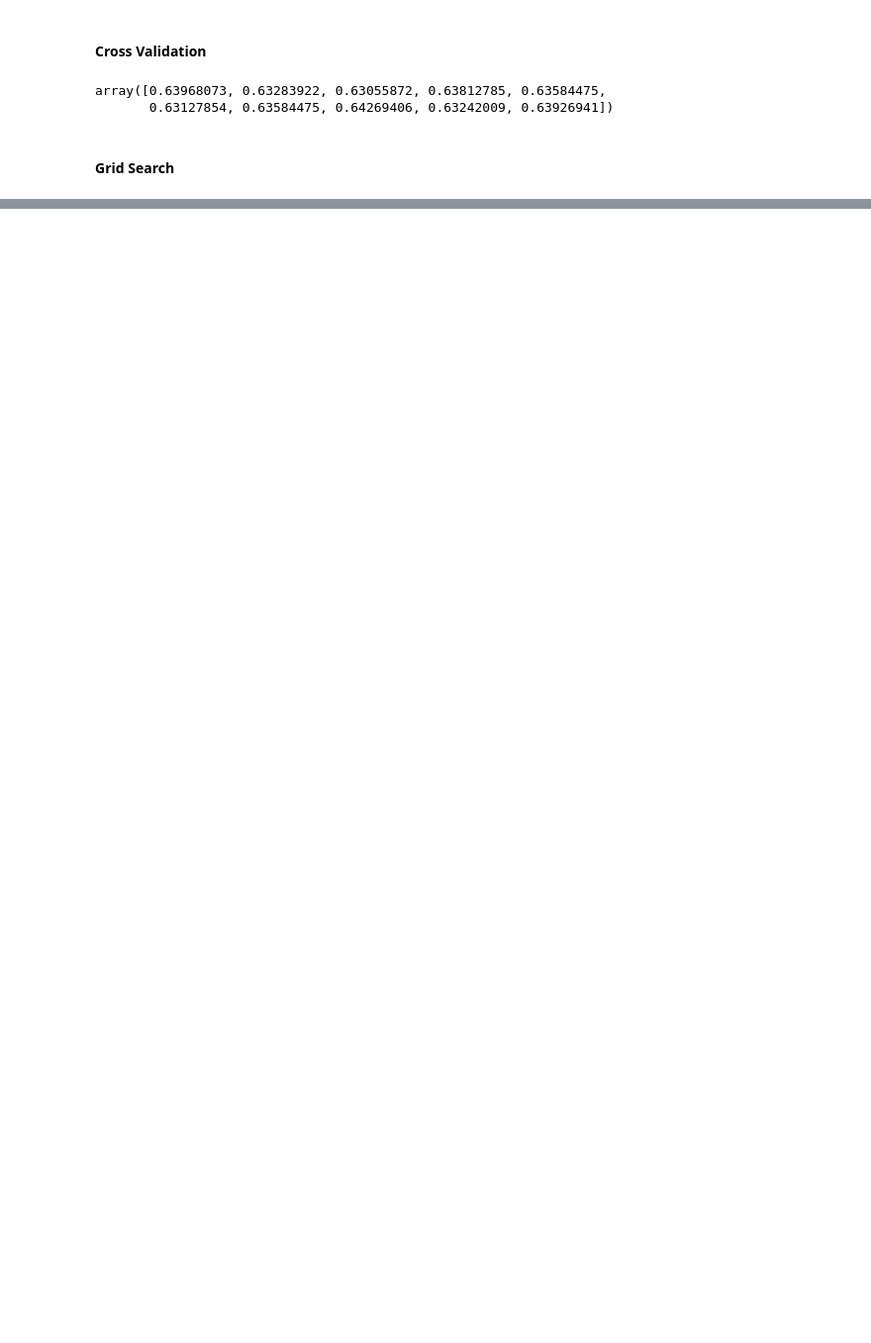
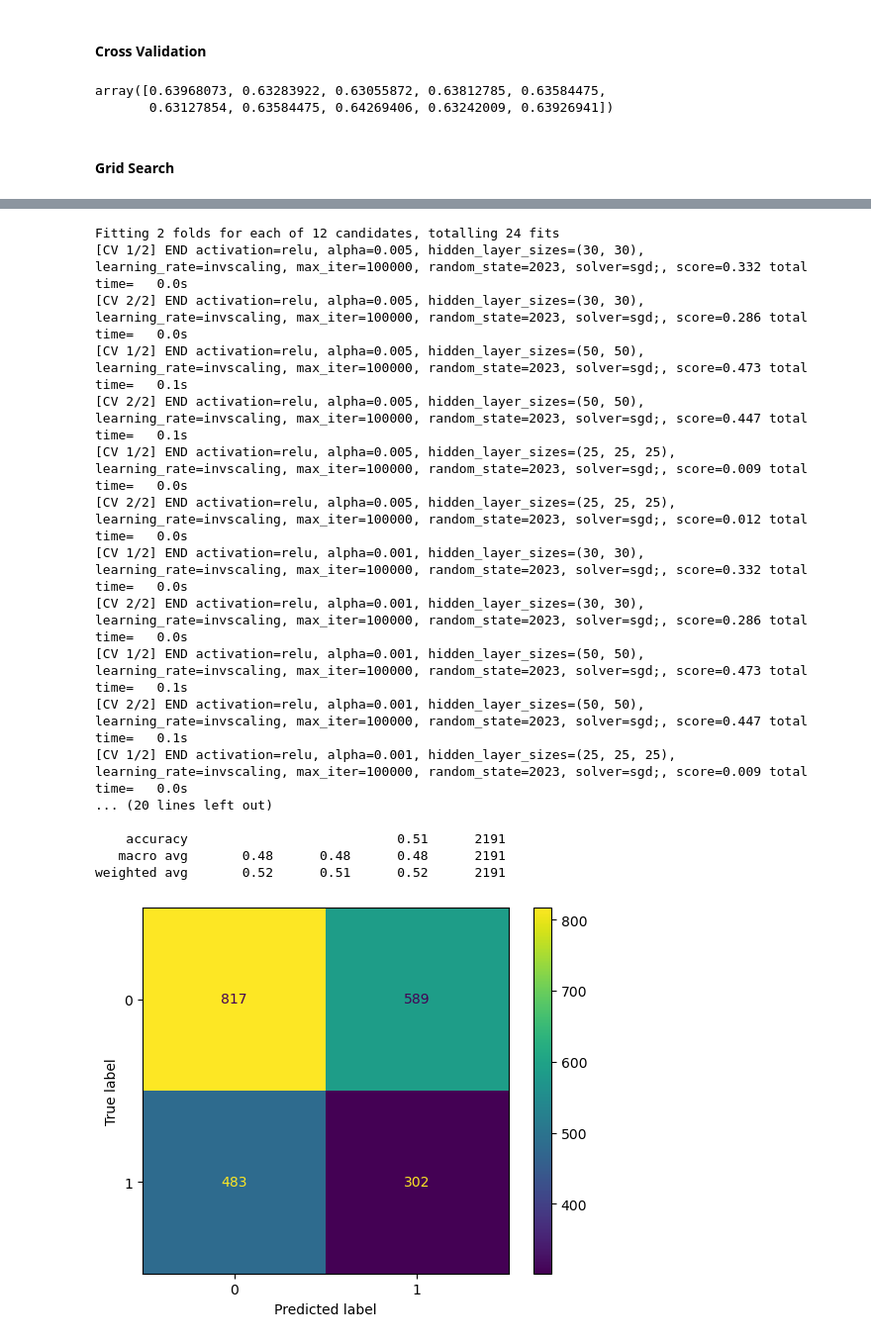
Before and after one commit to orlandopalmeira/Trabalho-DAA-2023-2024, a Jupyter notebook: Tarefa_1/tarefa_1_modelacao.ipynb, the cells around one changed output, grey strips where cells are left out. Shown at 99% size. Cells and saved outputs as stored; diff of their text form; code cells hidden in the pictures; blank space fills up the shorter version.

```diff
--- a/Tarefa_1/tarefa_1_modelacao.ipynb
+++ b/Tarefa_1/tarefa_1_modelacao.ipynb
@@ -723,0 +814,43 @@ weighted avg       0.57      0.64      0.52      2191
+# %%
+param_grid = {
+    'hidden_layer_sizes': [(30, 30), (50, 50), (25, 25, 25)],
+    'activation': ['relu', 'tanh'],
+    'solver': ['sgd'],
+    'alpha': [0.005, 0.001],
+    'learning_rate': ['invscaling'],
+    'max_iter': [100000],
+    'random_state': [2023]
+}
+
+scoring = 'recall'
+
+grid_searchMLP = GridSearchCV(mlp, param_grid, cv=2, refit=True, verbose=3, scoring=scoring)
+grid_searchMLP.fit(X_train, y_train)
+grid_predictionMLP = grid_searchMLP.predict(X_test)
+
+
+print("Best estimator: ", grid_searchMLP.best_estimator_)
+
+
+print(classification_report(y_test, grid_predictionMLP))
+ConfusionMatrixDisplay.from_predictions(y_test, grid_predictionMLP)
+plt.show()
+# %% [output]
+Fitting 2 folds for each of 12 candidates, totalling 24 fits
+[CV 1/2] END activation=relu, alpha=0.005, hidden_layer_sizes=(30, 30), learning_rate=invscaling, max_iter=100000, random_state=2023, solver=sgd;, score=0.332 total time=   0.0s
+[CV 2/2] END activation=relu, alpha=0.005, hidden_layer_sizes=(30, 30), learning_rate=invscaling, max_iter=100000, random_state=2023, solver=sgd;, score=0.286 total time=   0.0s
+[CV 1/2] END activation=relu, alpha=0.005, hidden_layer_sizes=(50, 50), learning_rate=invscaling, max_iter=100000, random_state=2023, solver=sgd;, score=0.473 total time=   0.1s
+[CV 2/2] END activation=relu, alpha=0.005, hidden_layer_sizes=(50, 50), learning_rate=invscaling, max_iter=100000, random_state=2023, solver=sgd;, score=0.447 total time=   0.1s
+[CV 1/2] END activation=relu, alpha=0.005, hidden_layer_sizes=(25, 25, 25), learning_rate=invscaling, max_iter=100000, random_state=2023, solver=sgd;, score=0.009 total time=   0.0s
+[CV 2/2] END activation=relu, alpha=0.005, hidden_layer_sizes=(25, 25, 25), learning_rate=invscaling, max_iter=100000, random_state=2023, solver=sgd;, score=0.012 total time=   0.0s
+[CV 1/2] END activation=relu, alpha=0.001, hidden_layer_sizes=(30, 30), learning_rate=invscaling, max_iter=100000, random_state=2023, solver=sgd;, score=0.332 total time=   0.0s
+[CV 2/2] END activation=relu, alpha=0.001, hidden_layer_sizes=(30, 30), learning_rate=invscaling, max_iter=100000, random_state=2023, solver=sgd;, score=0.286 total time=   0.0s
+[CV 1/2] END activation=relu, alpha=0.001, hidden_layer_sizes=(50, 50), learning_rate=invscaling, max_iter=100000, random_state=2023, solver=sgd;, score=0.473 total time=   0.1s
+[CV 2/2] END activation=relu, alpha=0.001, hidden_layer_sizes=(50, 50), learning_rate=invscaling, max_iter=100000, random_state=2023, solver=sgd;, score=0.447 total time=   0.1s
+[CV 1/2] END activation=relu, alpha=0.001, hidden_layer_sizes=(25, 25, 25), learning_rate=invscaling, max_iter=100000, random_state=2023, solver=sgd;, score=0.009 total time=   0.0s
+... (20 lines left out)
+
+    accuracy                           0.51      2191
+   macro avg       0.48      0.48      0.48      2191
+weighted avg       0.52      0.51      0.52      2191
+[figure, added]
```
Also changed, not shown: parts of 21 cells of this notebook.
